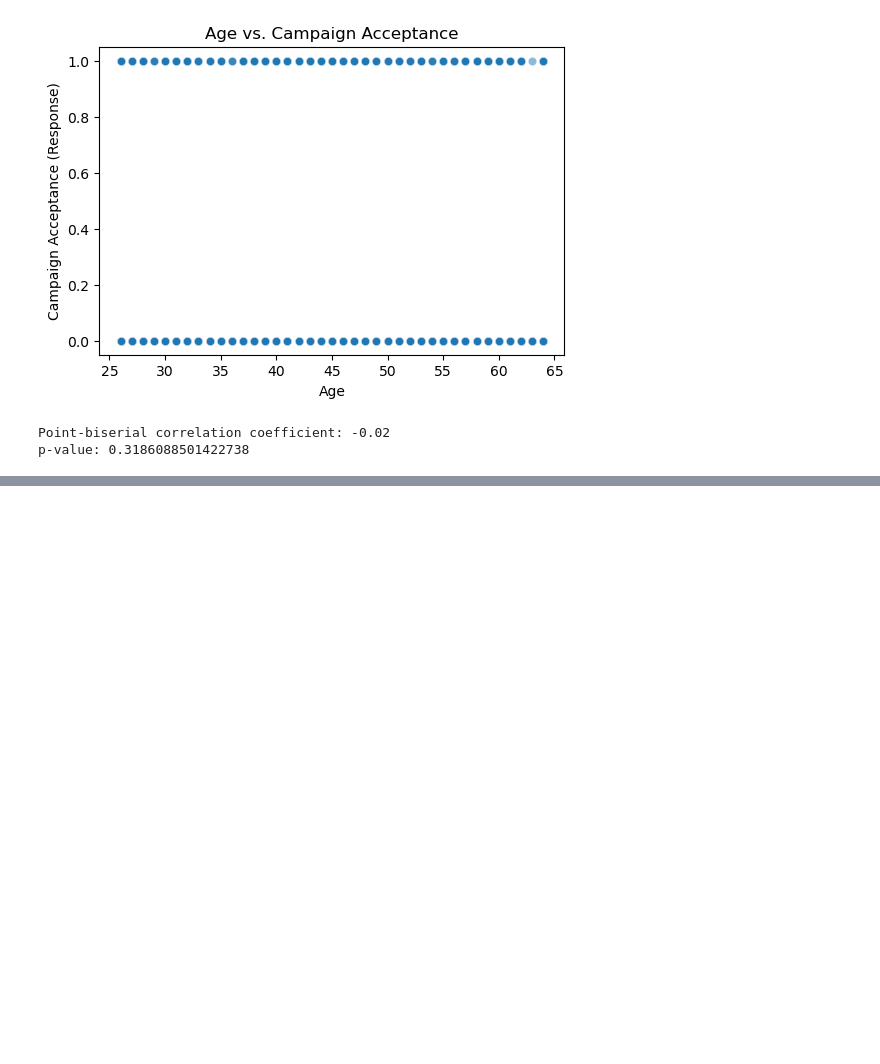
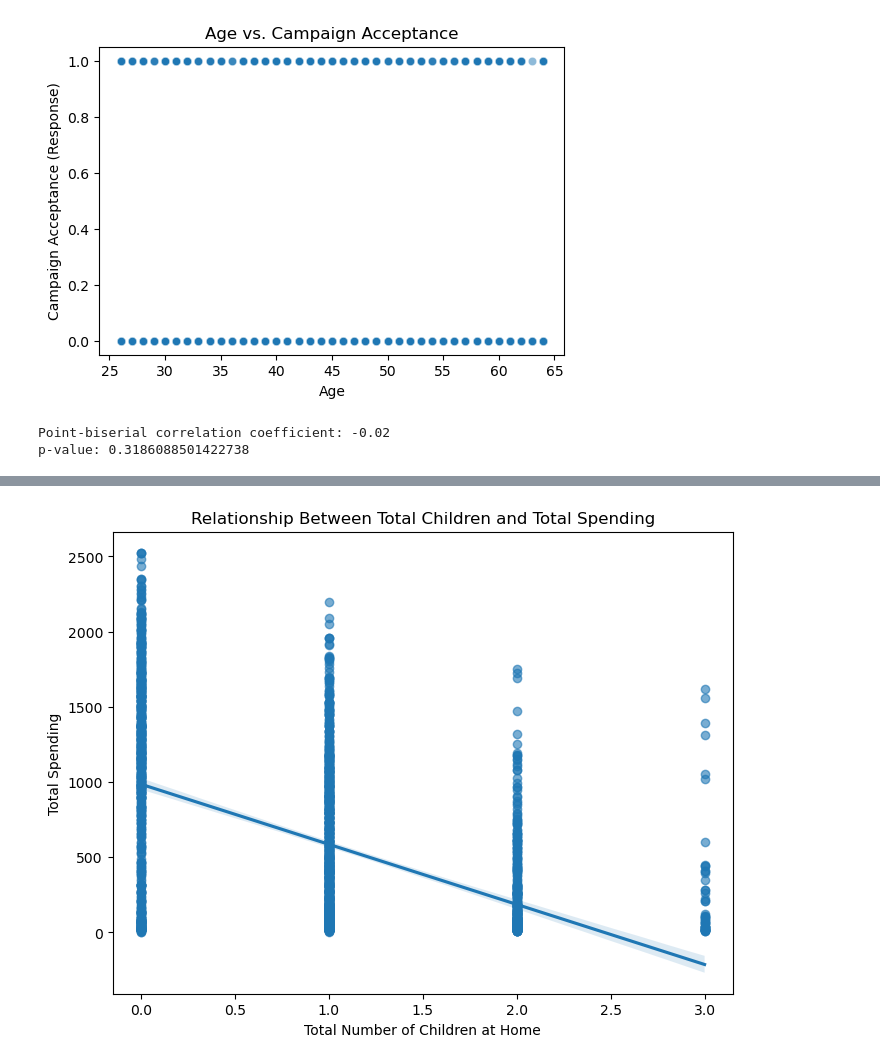
Before and after one commit to aliehs111/marketing_mix, a Jupyter notebook: marketing_mix.ipynb, the cells around one changed output, grey strips where cells are left out. Saved outputs shown, nothing was run; the diff lists cells and outputs as text; code cells hidden in the pictures; blank space fills up the shorter version.

```diff
--- a/marketing_mix.ipynb
+++ b/marketing_mix.ipynb
@@ -546,0 +576,13 @@ p-value: 0.3186088501422738
+# %%
+## 8D Investigate if there is a discernible pattern in the number of children at home and the total expenditure
+import seaborn as sns
+import matplotlib.pyplot as plt
+
+plt.figure(figsize=(8, 6))
+sns.regplot(x='Total_Children', y='Total_Spending', data=df, scatter_kws={'alpha':0.6})
+plt.title("Relationship Between Total Children and Total Spending")
+plt.xlabel("Total Number of Children at Home")
+plt.ylabel("Total Spending")
+plt.show()
+# %% [output]
+[figure, added]
```
Also changed, not shown: parts of 6 cells of this notebook, 1 other file.
